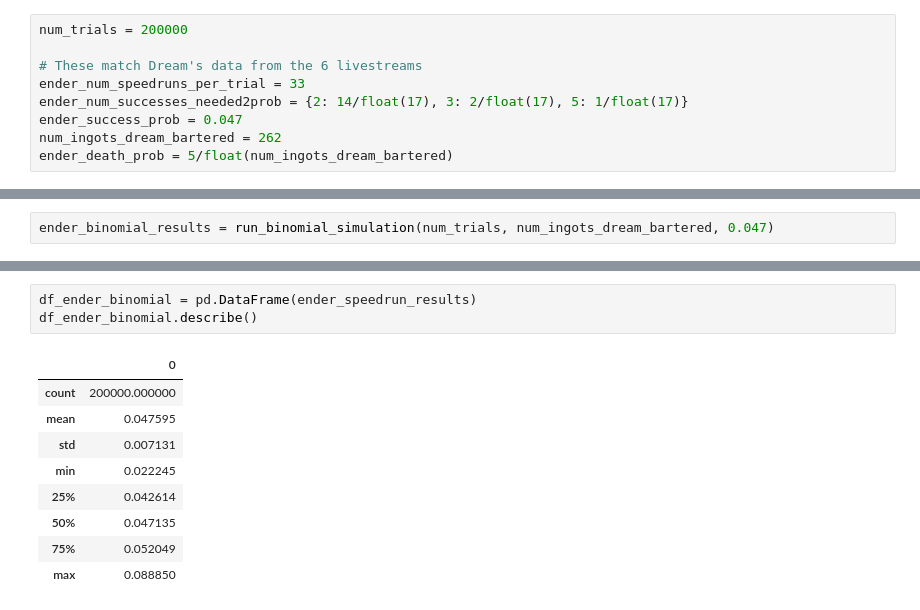
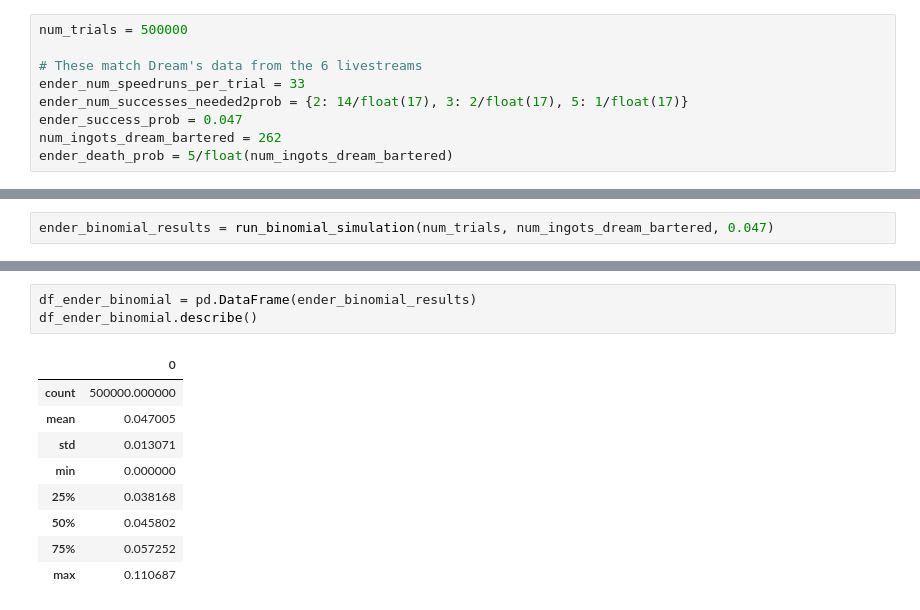
Before and after one commit to marcus-elia/speedrun-binomial-distribution, a Jupyter notebook: simulations.ipynb, the cells around one changed output, grey strips where cells are left out. Drawn from its saved outputs; the diff is of its cells as text.

```diff
--- a/simulations.ipynb
+++ b/simulations.ipynb
@@ -196,7 +201,7 @@ df_blaze_binomial.describe()
 # %% [markdown]
 ### Speedrun Simulations
 # %%
-num_trials = 200000
+num_trials = 500000
 
 # These match Dream's data from the 6 livestreams
 ender_num_speedruns_per_trial = 33
@@ -246,13 +251,13 @@ plt.show()
 # %%
-df_ender_binomial = pd.DataFrame(ender_speedrun_results)
+df_ender_binomial = pd.DataFrame(ender_binomial_results)
 df_ender_binomial.describe()
 # %% [output]
 |  | 0 |
-| count | 200000.000000 |
-| mean | 0.047595 |
-| std | 0.007131 |
-| min | 0.022245 |
-| 25% | 0.042614 |
-| 50% | 0.047135 |
-| 75% | 0.052049 |
-| max | 0.088850 |
+| count | 500000.000000 |
+| mean | 0.047005 |
+| std | 0.013071 |
+| min | 0.000000 |
+| 25% | 0.038168 |
+| 50% | 0.045802 |
+| 75% | 0.057252 |
+| max | 0.110687 |
```
Also changed, not shown: parts of 10 cells of this notebook, 1 other file.
